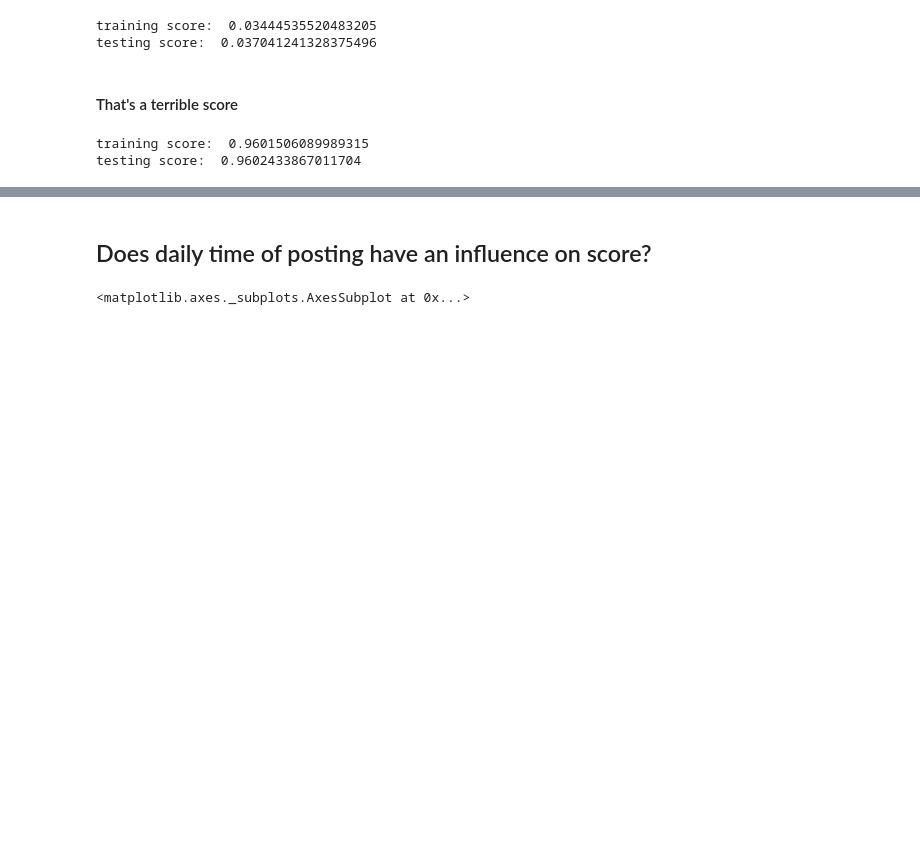
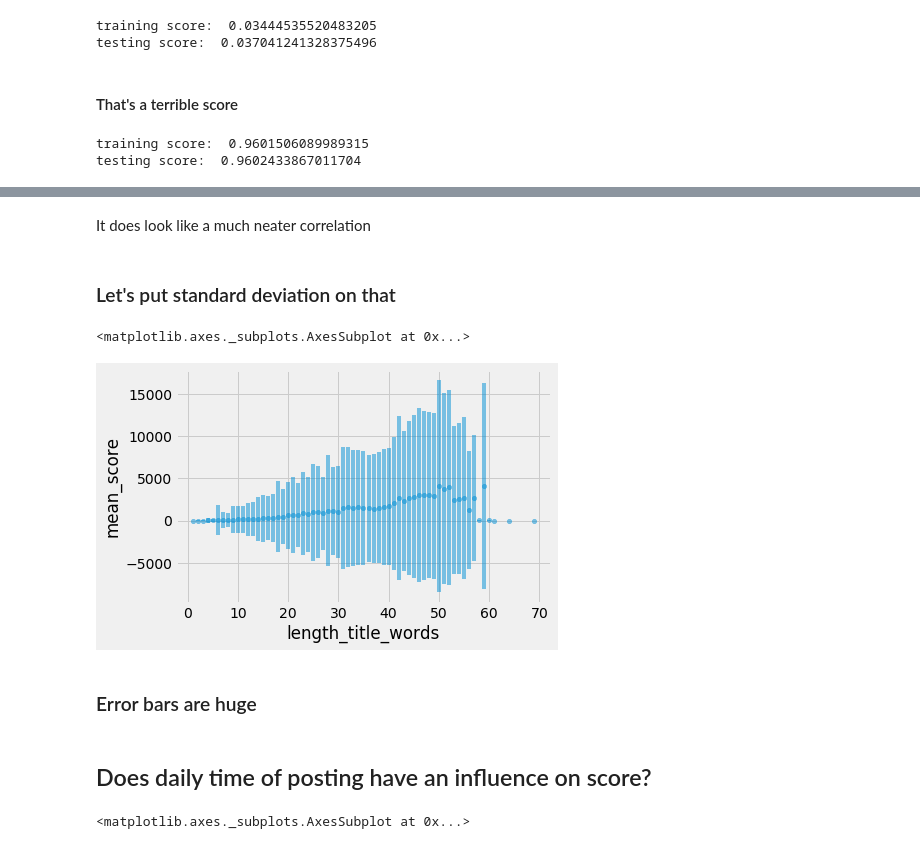
Before and after one commit to thomatou/reddit, a Jupyter notebook: reddit_tyler.ipynb, the cells around one changed output, grey strips where cells are left out. Drawn from its saved outputs; the diff is of its cells as text; code cells hidden in the pictures; blank space fills up the shorter version.

```diff
--- a/reddit_tyler.ipynb
+++ b/reddit_tyler.ipynb
@@ -150,3 +166,14 @@ testing score:  0.9602433867011704
+# %% [markdown]
+It does look like a much neater correlation
+# %% [markdown]
+### Let's put standard deviation on that
+# %%
+plot_length_title_score_df.plot(kind='scatter', x='length_title_words', y='mean_score', yerr=plot_length_title_score_df['std'], alpha=0.5)
+# %% [output]
+<matplotlib.axes._subplots.AxesSubplot at 0x...>
+[figure, added]
+# %% [markdown]
+### Error bars are huge
 # %% [markdown]
 ## Does daily time of posting have an influence on score?
 # %%
```
Also changed, not shown: parts of 23 cells of this notebook.
